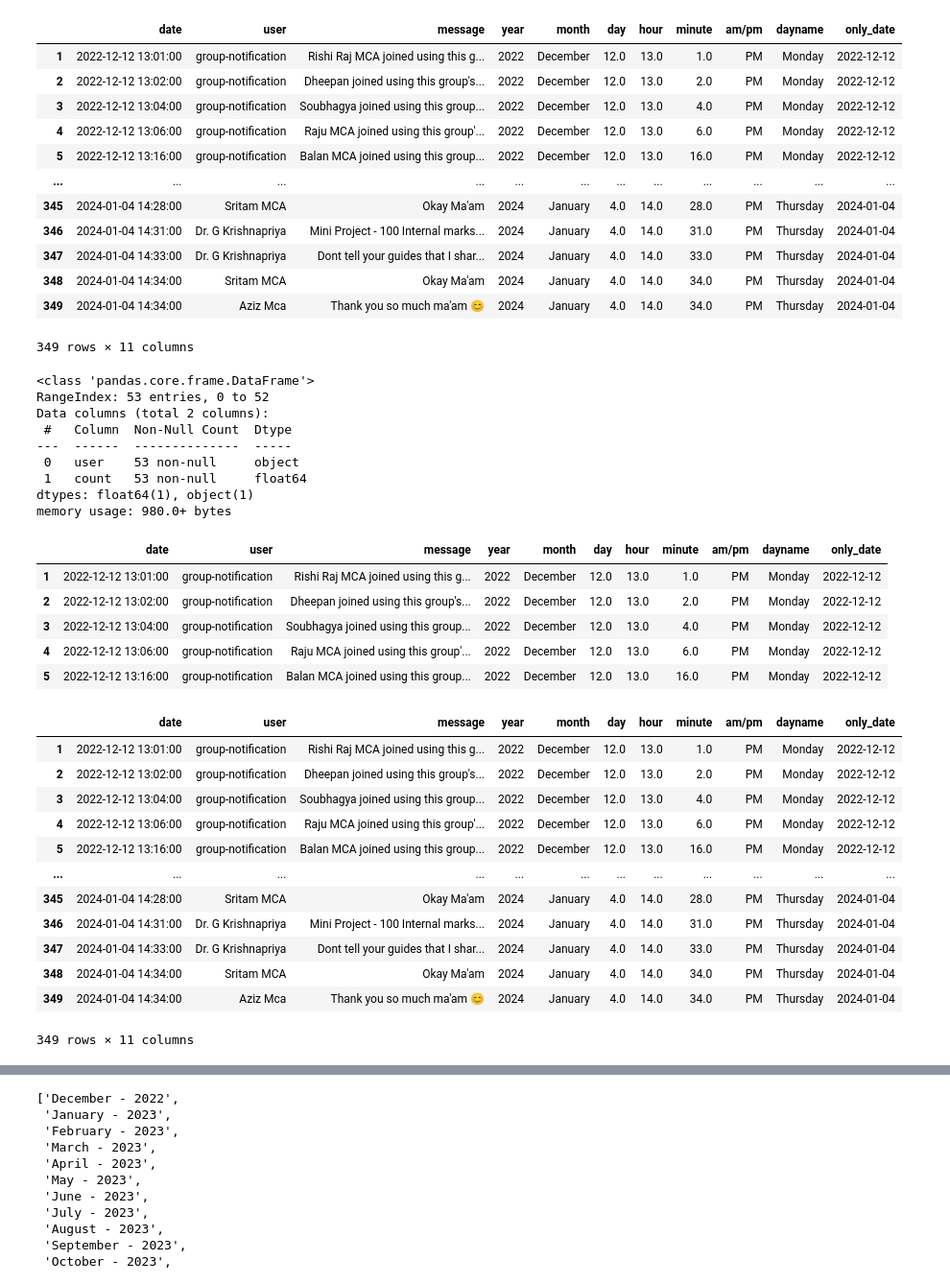
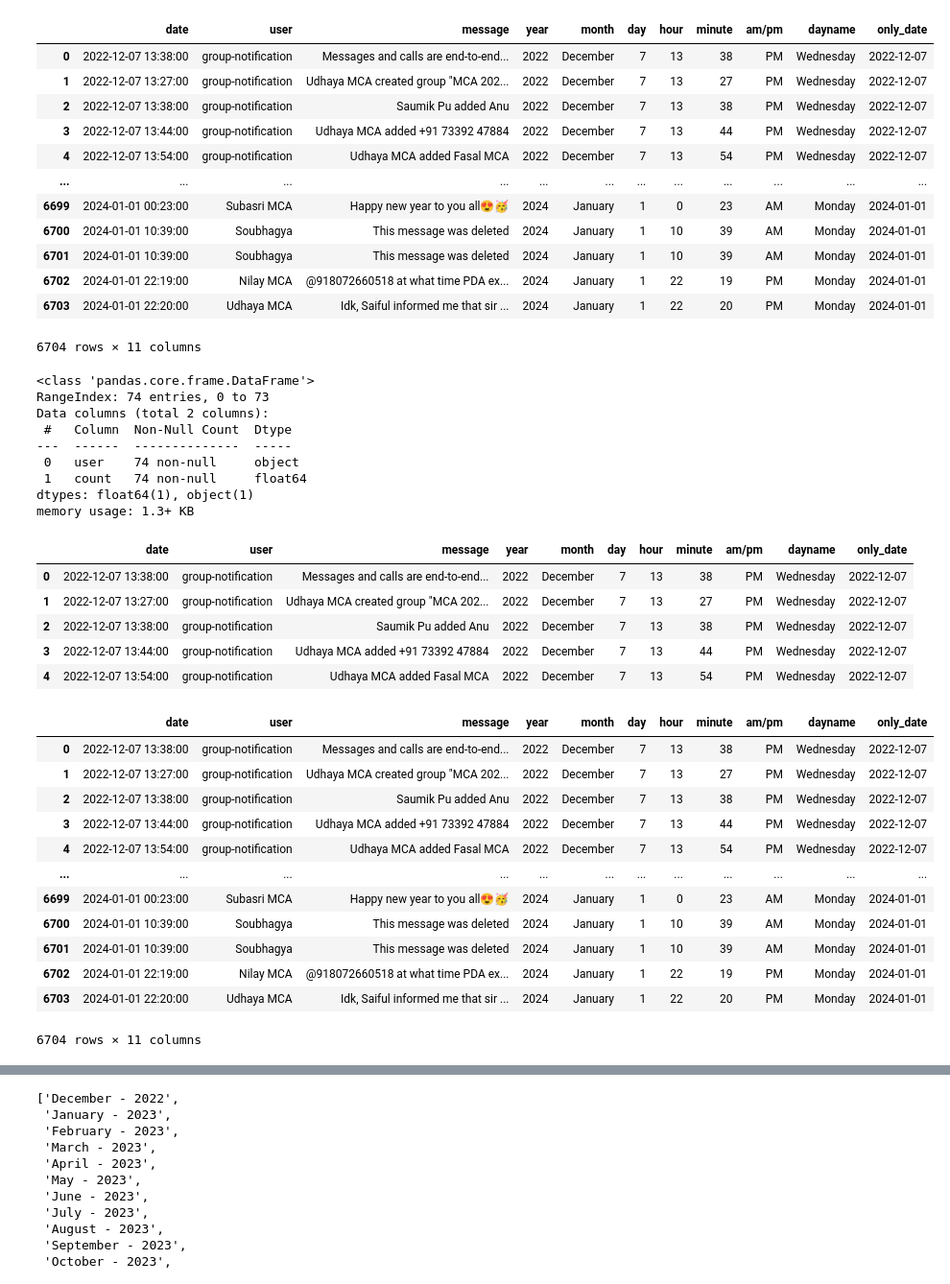
Before and after one commit to nil0711/miniproject, a Jupyter notebook: preprocess.ipynb, the cells around one changed output, grey strips where cells are left out. Shown at 96% size. Saved outputs shown, nothing was run; the diff lists cells and outputs as text; code cells hidden in the pictures.

```diff
--- a/preprocess.ipynb
+++ b/preprocess.ipynb
@@ -8,8 +8,8 @@ import numpy as np
 from datetime import datetime
 
 # Open the text file
-with open('/home/anon/Downloads/WhatsApp Chat with Management Concepts and Strategies.txt', 'r') as f:
-    # Read the lines from the file
+with open('/home/anon/Downloads/WhatsApp Chat with MCA 2022-24 Unofficial(1).txt', 'r') as f:
+    # Read the lines from the filem
     lines = f.readlines()
 
 # Function to extract information from each line
@@ -62,45 +62,45 @@ df['date'] = df['date'].dt.strftime('%d/%m/%y %I:%M %p')
 df['usermessage'] = df['usermessage'].str.lstrip('-')
 
 
 df[['user', 'message']] = df['usermessage'].str.extract(r'([^:]+):?(.*)')
 
 df.drop('usermessage', axis=1, inplace=True)
 df.loc[df['message'] == '', 'message'] = df['user']
 df.loc[df['message'] == df['user'], 'user'] = 'group-notification'
 df['date'] = pd.to_datetime(df['date'], format='%d/%m/%y %I:%M %p')
 
 # Create new columns
 df['year'] = df['date'].dt.year
 df['month'] = df['date'].dt.strftime('%B')  # Full month name
 df['day'] = df['date'].dt.day
 df['hour'] = df['date'].dt.hour
 df['minute'] = df['date'].dt.minute
 df['am/pm'] = df['date'].dt.strftime('%p')
 df['dayname']=df['date'].dt.day_name()
 
 df['only_date']=df['date'].dt.date
 
 # Drop the original 'date' column
 
 
 
 df = df[~np.isnan(df['year'])]
 df['year'] = df['year'].astype(int)
 df
 # %% [output]
 |  | date | user | message | year | month | day | hour | minute | am/pm | dayname | only_date |
-| 1 | 2022-12-12 13:01:00 | group-notification | Rishi Raj MCA joined using this g... | 2022 | December | 12.0 | 13.0 | 1.0 | PM | Monday | 2022-12-12 |
-| 2 | 2022-12-12 13:02:00 | group-notification | Dheepan joined using this group's... | 2022 | December | 12.0 | 13.0 | 2.0 | PM | Monday | 2022-12-12 |
-| 3 | 2022-12-12 13:04:00 | group-notification | Soubhagya joined using this group... | 2022 | December | 12.0 | 13.0 | 4.0 | PM | Monday | 2022-12-12 |
-| 4 | 2022-12-12 13:06:00 | group-notification | Raju MCA joined using this group'... | 2022 | December | 12.0 | 13.0 | 6.0 | PM | Monday | 2022-12-12 |
-| 5 | 2022-12-12 13:16:00 | group-notification | Balan MCA joined using this group... | 2022 | December | 12.0 | 13.0 | 16.0 | PM | Monday | 2022-12-12 |
+| 0 | 2022-12-07 13:38:00 | group-notification | Messages and calls are end-to-end... | 2022 | December | 7 | 13 | 38 | PM | Wednesday | 2022-12-07 |
+| 1 | 2022-12-07 13:27:00 | group-notification | Udhaya MCA created group "MCA 202... | 2022 | December | 7 | 13 | 27 | PM | Wednesday | 2022-12-07 |
+| 2 | 2022-12-07 13:38:00 | group-notification | Saumik Pu added Anu | 2022 | December | 7 | 13 | 38 | PM | Wednesday | 2022-12-07 |
+| 3 | 2022-12-07 13:44:00 | group-notification | Udhaya MCA added +91 73392 47884 | 2022 | December | 7 | 13 | 44 | PM | Wednesday | 2022-12-07 |
+| 4 | 2022-12-07 13:54:00 | group-notification | Udhaya MCA added Fasal MCA | 2022 | December | 7 | 13 | 54 | PM | Wednesday | 2022-12-07 |
 | ... | ... | ... | ... | ... | ... | ... | ... | ... | ... | ... | ... |
-| 345 | 2024-01-04 14:28:00 | Sritam MCA | Okay Ma'am | 2024 | January | 4.0 | 14.0 | 28.0 | PM | Thursday | 2024-01-04 |
-| 346 | 2024-01-04 14:31:00 | Dr. G Krishnapriya | Mini Project - 100 Internal marks... | 2024 | January | 4.0 | 14.0 | 31.0 | PM | Thursday | 2024-01-04 |
-| 347 | 2024-01-04 14:33:00 | Dr. G Krishnapriya | Dont tell your guides that I shar... | 2024 | January | 4.0 | 14.0 | 33.0 | PM | Thursday | 2024-01-04 |
-| 348 | 2024-01-04 14:34:00 | Sritam MCA | Okay Ma'am | 2024 | January | 4.0 | 14.0 | 34.0 | PM | Thursday | 2024-01-04 |
-| 349 | 2024-01-04 14:34:00 | Aziz Mca | Thank you so much ma'am 😊 | 2024 | January | 4.0 | 14.0 | 34.0 | PM | Thursday | 2024-01-04 |
+| 6699 | 2024-01-01 00:23:00 | Subasri MCA | Happy new year to you all😍🥳 | 2024 | January | 1 | 0 | 23 | AM | Monday | 2024-01-01 |
+| 6700 | 2024-01-01 10:39:00 | Soubhagya | This message was deleted | 2024 | January | 1 | 10 | 39 | AM | Monday | 2024-01-01 |
+| 6701 | 2024-01-01 10:39:00 | Soubhagya | This message was deleted | 2024 | January | 1 | 10 | 39 | AM | Monday | 2024-01-01 |
+| 6702 | 2024-01-01 22:19:00 | Nilay MCA | @918072660518 at what time PDA ex... | 2024 | January | 1 | 22 | 19 | PM | Monday | 2024-01-01 |
+| 6703 | 2024-01-01 22:20:00 | Udhaya MCA | Idk, Saiful informed me that sir ... | 2024 | January | 1 | 22 | 20 | PM | Monday | 2024-01-01 |
-349 rows × 11 columns
+6704 rows × 11 columns
 # %%
 cf = df
 keywords = ['added', 'left', 'security', 'changed', 'removed', 'deleted', 'group-notification']
@@ -110,20 +110,20 @@ pd.DataFrame(round(cf['user'].value_counts()/len(cf)*100,2)).reset_index().info(
 df.head()
 # %% [output]
 <class 'pandas.core.frame.DataFrame'>
-RangeIndex: 53 entries, 0 to 52
+RangeIndex: 74 entries, 0 to 73
 Data columns (total 2 columns):
  #   Column  Non-Null Count  Dtype
 ---  ------  --------------  -----
- 0   user    53 non-null     object
- 1   count   53 non-null     float64
+ 0   user    74 non-null     object
+ 1   count   74 non-null     float64
 dtypes: float64(1), object(1)
-memory usage: 980.0+ bytes
+memory usage: 1.3+ KB
 |  | date | user | message | year | month | day | hour | minute | am/pm | dayname | only_date |
-| 1 | 2022-12-12 13:01:00 | group-notification | Rishi Raj MCA joined using this g... | 2022 | December | 12.0 | 13.0 | 1.0 | PM | Monday | 2022-12-12 |
-| 2 | 2022-12-12 13:02:00 | group-notification | Dheepan joined using this group's... | 2022 | December | 12.0 | 13.0 | 2.0 | PM | Monday | 2022-12-12 |
-| 3 | 2022-12-12 13:04:00 | group-notification | Soubhagya joined using this group... | 2022 | December | 12.0 | 13.0 | 4.0 | PM | Monday | 2022-12-12 |
-| 4 | 2022-12-12 13:06:00 | group-notification | Raju MCA joined using this group'... | 2022 | December | 12.0 | 13.0 | 6.0 | PM | Monday | 2022-12-12 |
-| 5 | 2022-12-12 13:16:00 | group-notification | Balan MCA joined using this group... | 2022 | December | 12.0 | 13.0 | 16.0 | PM | Monday | 2022-12-12 |
+| 0 | 2022-12-07 13:38:00 | group-notification | Messages and calls are end-to-end... | 2022 | December | 7 | 13 | 38 | PM | Wednesday | 2022-12-07 |
+| 1 | 2022-12-07 13:27:00 | group-notification | Udhaya MCA created group "MCA 202... | 2022 | December | 7 | 13 | 27 | PM | Wednesday | 2022-12-07 |
+| 2 | 2022-12-07 13:38:00 | group-notification | Saumik Pu added Anu | 2022 | December | 7 | 13 | 38 | PM | Wednesday | 2022-12-07 |
+| 3 | 2022-12-07 13:44:00 | group-notification | Udhaya MCA added +91 73392 47884 | 2022 | December | 7 | 13 | 44 | PM | Wednesday | 2022-12-07 |
+| 4 | 2022-12-07 13:54:00 | group-notification | Udhaya MCA added Fasal MCA | 2022 | December | 7 | 13 | 54 | PM | Wednesday | 2022-12-07 |
 # %%
 cf=df
 keywords = ['added', 'left', 'security', 'changed', 'removed', 'deleted', 'group-notification']
@@ -134,18 +134,18 @@ stop_hinglish=f.read()
 df
 # %% [output]
 |  | date | user | message | year | month | day | hour | minute | am/pm | dayname | only_date |
-| 1 | 2022-12-12 13:01:00 | group-notification | Rishi Raj MCA joined using this g... | 2022 | December | 12.0 | 13.0 | 1.0 | PM | Monday | 2022-12-12 |
-| 2 | 2022-12-12 13:02:00 | group-notification | Dheepan joined using this group's... | 2022 | December | 12.0 | 13.0 | 2.0 | PM | Monday | 2022-12-12 |
-| 3 | 2022-12-12 13:04:00 | group-notification | Soubhagya joined using this group... | 2022 | December | 12.0 | 13.0 | 4.0 | PM | Monday | 2022-12-12 |
-| 4 | 2022-12-12 13:06:00 | group-notification | Raju MCA joined using this group'... | 2022 | December | 12.0 | 13.0 | 6.0 | PM | Monday | 2022-12-12 |
-| 5 | 2022-12-12 13:16:00 | group-notification | Balan MCA joined using this group... | 2022 | December | 12.0 | 13.0 | 16.0 | PM | Monday | 2022-12-12 |
+| 0 | 2022-12-07 13:38:00 | group-notification | Messages and calls are end-to-end... | 2022 | December | 7 | 13 | 38 | PM | Wednesday | 2022-12-07 |
+| 1 | 2022-12-07 13:27:00 | group-notification | Udhaya MCA created group "MCA 202... | 2022 | December | 7 | 13 | 27 | PM | Wednesday | 2022-12-07 |
+| 2 | 2022-12-07 13:38:00 | group-notification | Saumik Pu added Anu | 2022 | December | 7 | 13 | 38 | PM | Wednesday | 2022-12-07 |
+| 3 | 2022-12-07 13:44:00 | group-notification | Udhaya MCA added +91 73392 47884 | 2022 | December | 7 | 13 | 44 | PM | Wednesday | 2022-12-07 |
+| 4 | 2022-12-07 13:54:00 | group-notification | Udhaya MCA added Fasal MCA | 2022 | December | 7 | 13 | 54 | PM | Wednesday | 2022-12-07 |
 | ... | ... | ... | ... | ... | ... | ... | ... | ... | ... | ... | ... |
-| 345 | 2024-01-04 14:28:00 | Sritam MCA | Okay Ma'am | 2024 | January | 4.0 | 14.0 | 28.0 | PM | Thursday | 2024-01-04 |
-| 346 | 2024-01-04 14:31:00 | Dr. G Krishnapriya | Mini Project - 100 Internal marks... | 2024 | January | 4.0 | 14.0 | 31.0 | PM | Thursday | 2024-01-04 |
-| 347 | 2024-01-04 14:33:00 | Dr. G Krishnapriya | Dont tell your guides that I shar... | 2024 | January | 4.0 | 14.0 | 33.0 | PM | Thursday | 2024-01-04 |
-| 348 | 2024-01-04 14:34:00 | Sritam MCA | Okay Ma'am | 2024 | January | 4.0 | 14.0 | 34.0 | PM | Thursday | 2024-01-04 |
-| 349 | 2024-01-04 14:34:00 | Aziz Mca | Thank you so much ma'am 😊 | 2024 | January | 4.0 | 14.0 | 34.0 | PM | Thursday | 2024-01-04 |
+| 6699 | 2024-01-01 00:23:00 | Subasri MCA | Happy new year to you all😍🥳 | 2024 | January | 1 | 0 | 23 | AM | Monday | 2024-01-01 |
+| 6700 | 2024-01-01 10:39:00 | Soubhagya | This message was deleted | 2024 | January | 1 | 10 | 39 | AM | Monday | 2024-01-01 |
+| 6701 | 2024-01-01 10:39:00 | Soubhagya | This message was deleted | 2024 | January | 1 | 10 | 39 | AM | Monday | 2024-01-01 |
+| 6702 | 2024-01-01 22:19:00 | Nilay MCA | @918072660518 at what time PDA ex... | 2024 | January | 1 | 22 | 19 | PM | Monday | 2024-01-01 |
+| 6703 | 2024-01-01 22:20:00 | Udhaya MCA | Idk, Saiful informed me that sir ... | 2024 | January | 1 | 22 | 20 | PM | Monday | 2024-01-01 |
-349 rows × 11 columns
+6704 rows × 11 columns
 # %%
 words=[]
 for message in cf['message']:
```
Also changed, not shown: parts of 21 cells of this notebook, 2 other files.
